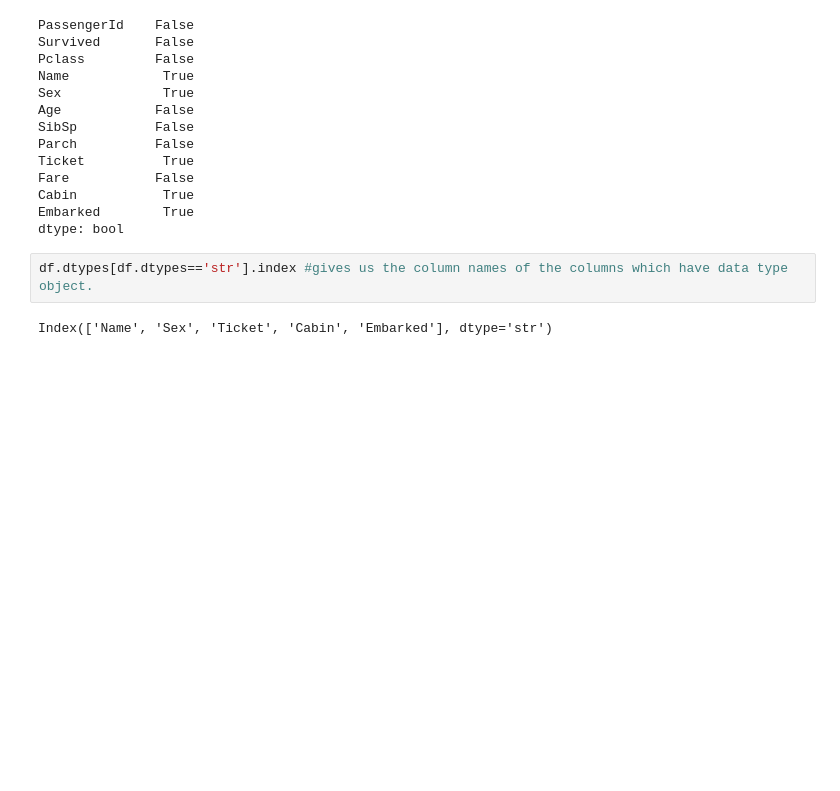
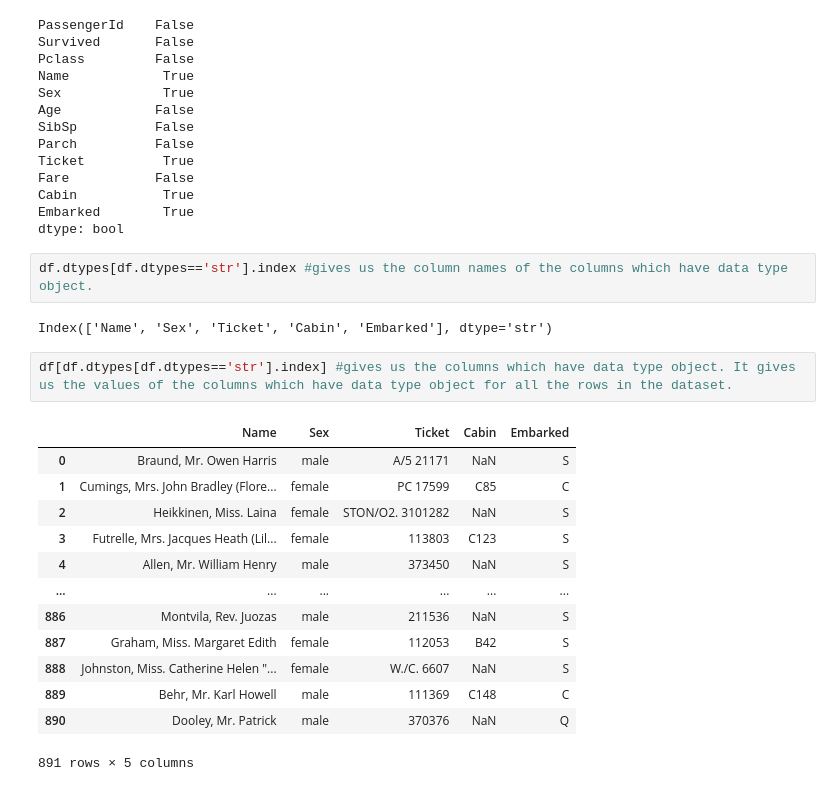
Before and after one commit to pashupatinathvidyarthi/Data-Analytics, a Jupyter notebook: Pandas/Pandas_02.ipynb, the cells around one changed output. Cells and saved outputs as stored; diff of their text form; blank space fills up the shorter version.

```diff
--- a/Pandas/Pandas_02.ipynb
+++ b/Pandas/Pandas_02.ipynb
@@ -143,3 +143,19 @@ dtype: bool
 df.dtypes[df.dtypes=='str'].index #gives us the column names of the columns which have data type object.
 # %% [output]
 Index(['Name', 'Sex', 'Ticket', 'Cabin', 'Embarked'], dtype='str')
+# %%
+df[df.dtypes[df.dtypes=='str'].index] #gives us the columns which have data type object. It gives us the values of the columns which have data type object for all the rows in the dataset.
+# %% [output]
+|  | Name | Sex | Ticket | Cabin | Embarked |
+| 0 | Braund, Mr. Owen Harris | male | A/5 21171 | NaN | S |
+| 1 | Cumings, Mrs. John Bradley (Flore... | female | PC 17599 | C85 | C |
+| 2 | Heikkinen, Miss. Laina | female | STON/O2. 3101282 | NaN | S |
+| 3 | Futrelle, Mrs. Jacques Heath (Lil... | female | 113803 | C123 | S |
+| 4 | Allen, Mr. William Henry | male | 373450 | NaN | S |
+| ... | ... | ... | ... | ... | ... |
+| 886 | Montvila, Rev. Juozas | male | 211536 | NaN | S |
+| 887 | Graham, Miss. Margaret Edith | female | 112053 | B42 | S |
+| 888 | Johnston, Miss. Catherine Helen "... | female | W./C. 6607 | NaN | S |
+| 889 | Behr, Mr. Karl Howell | male | 111369 | C148 | C |
+| 890 | Dooley, Mr. Patrick | male | 370376 | NaN | Q |
+891 rows × 5 columns
```
